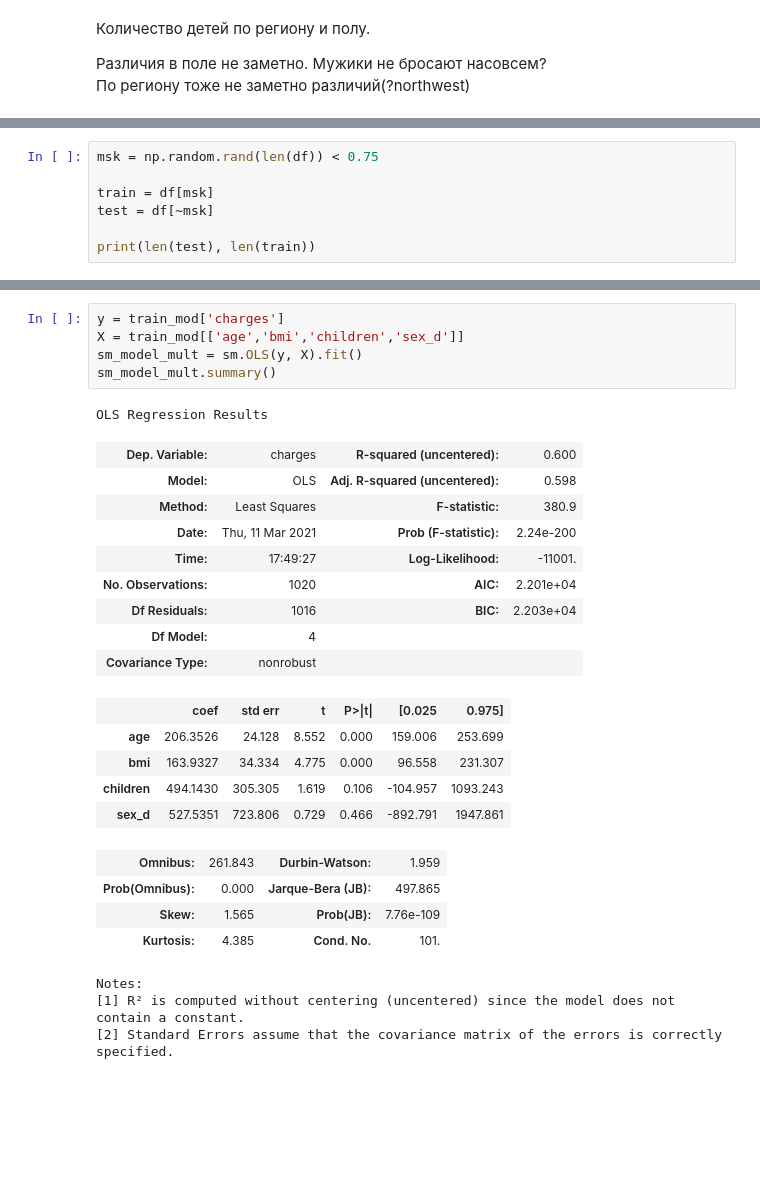
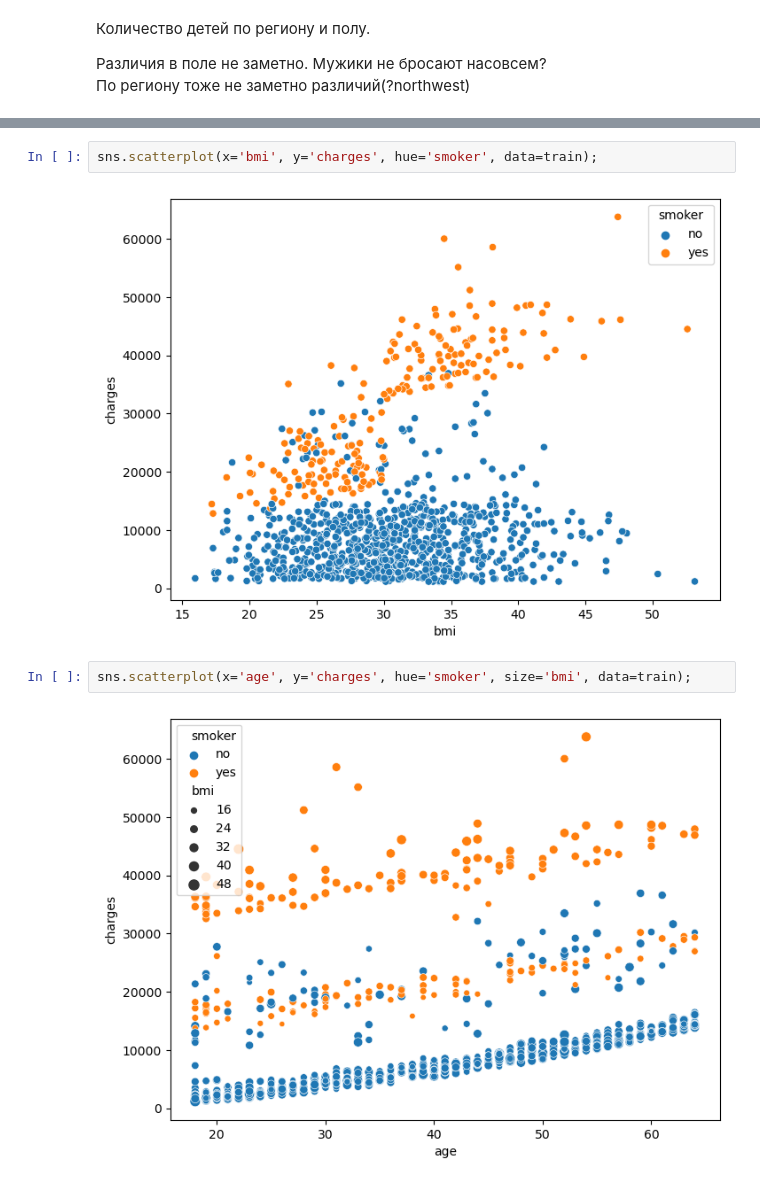
Before and after one commit to crabron/BI_kaggle, a Jupyter notebook: insurance.ipynb, the cells around one changed output, grey strips where cells are left out. Saved outputs shown, nothing was run; the diff lists cells and outputs as text; blank space fills up the shorter version.

```diff
--- a/insurance.ipynb
+++ b/insurance.ipynb
@@ -181,7 +171,0 @@ https://stackoverflow.com/questions/24147278/how-do-i-create-test-and-train-samp
-# %%
-msk = np.random.rand(len(df)) < 0.75
-
-train = df[msk]
-test = df[~msk]
-
-print(len(test), len(train))
@@ -278,28 +174,8 @@ train_mod
-# %%
-y = train_mod['charges']
-X = train_mod[['age','bmi','children','sex_d']]
-sm_model_mult = sm.OLS(y, X).fit()
-sm_model_mult.summary()
-# %% [output]
-OLS Regression Results
-| Dep. Variable: | charges | R-squared (uncentered): | 0.600 |
-| Model: | OLS | Adj. R-squared (uncentered): | 0.598 |
-| Method: | Least Squares | F-statistic: | 380.9 |
-| Date: | Thu, 11 Mar 2021 | Prob (F-statistic): | 2.24e-200 |
-| Time: | 17:49:27 | Log-Likelihood: | -11001. |
-| No. Observations: | 1020 | AIC: | 2.201e+04 |
-| Df Residuals: | 1016 | BIC: | 2.203e+04 |
-| Df Model: | 4 |  |  |
-| Covariance Type: | nonrobust |  |  |
-|  | coef | std err | t | P>|t| | [0.025 | 0.975] |
-| age | 206.3526 | 24.128 | 8.552 | 0.000 | 159.006 | 253.699 |
-| bmi | 163.9327 | 34.334 | 4.775 | 0.000 | 96.558 | 231.307 |
-| children | 494.1430 | 305.305 | 1.619 | 0.106 | -104.957 | 1093.243 |
-| sex_d | 527.5351 | 723.806 | 0.729 | 0.466 | -892.791 | 1947.861 |
-| Omnibus: | 261.843 | Durbin-Watson: | 1.959 |
-| Prob(Omnibus): | 0.000 | Jarque-Bera (JB): | 497.865 |
-| Skew: | 1.565 | Prob(JB): | 7.76e-109 |
-| Kurtosis: | 4.385 | Cond. No. | 101. |
-Notes:
-[1] R² is computed without centering (uncentered) since the model does not contain a constant.
-[2] Standard Errors assume that the covariance matrix of the errors is correctly specified.
+# %%
+sns.scatterplot(x='bmi', y='charges', hue='smoker', data=train);
+# %% [output]
+[figure, added]
+# %%
+sns.scatterplot(x='age', y='charges', hue='smoker', size='bmi', data=train);
+# %% [output]
+[figure, added]
```
Also changed, not shown: parts of 46 cells of this notebook.
